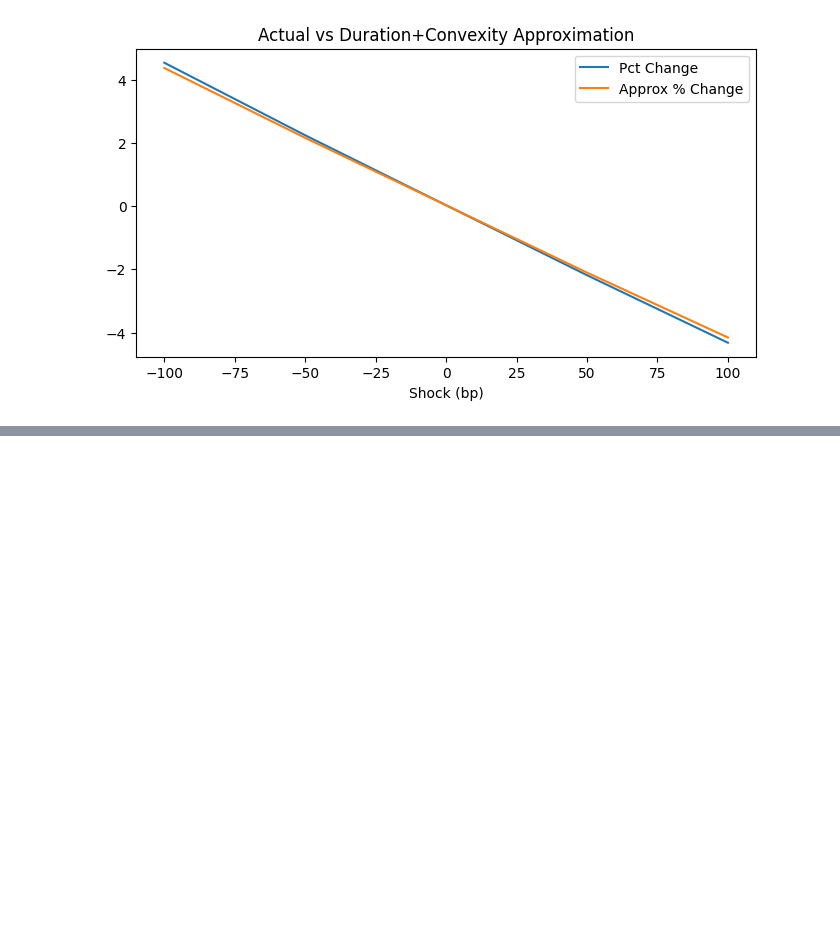
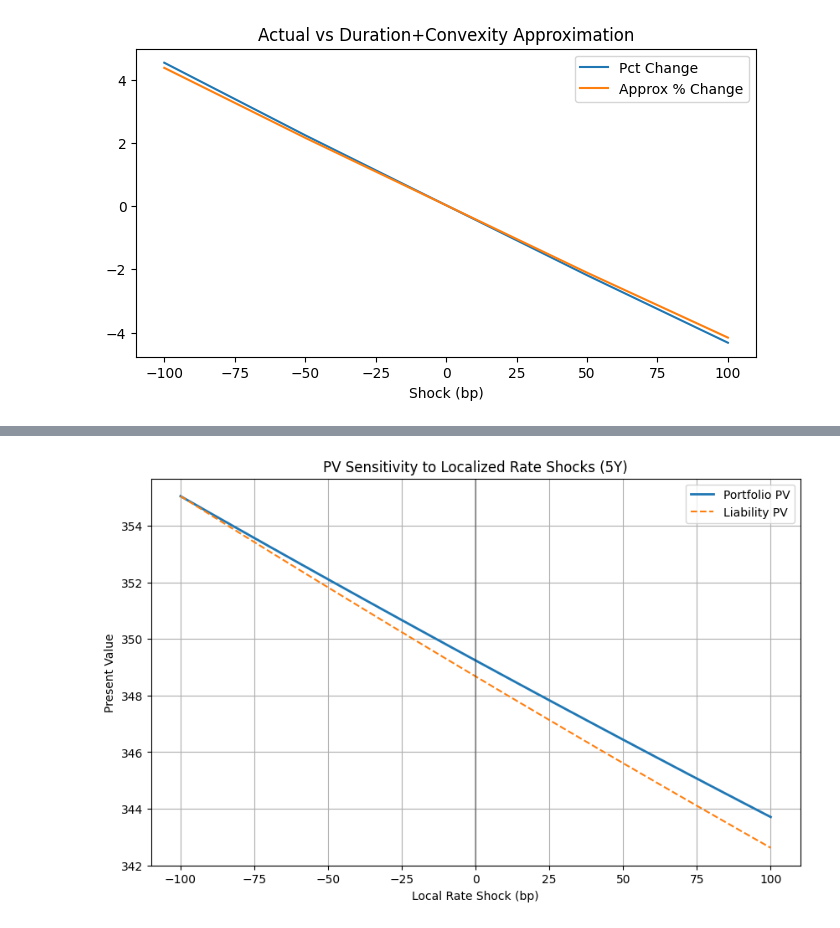
Before and after one commit to labi22/yield-curve-and-bond-valuation, a Jupyter notebook: yield_curve_explore.ipynb, the cells around one changed output, grey strips where cells are left out. Saved outputs shown, nothing was run; the diff lists cells and outputs as text; code cells hidden in the pictures; blank space fills up the shorter version.

```diff
--- a/yield_curve_explore.ipynb
+++ b/yield_curve_explore.ipynb
@@ -256,0 +368,8 @@ modified_duration
+# %%
+P = np.zeros((len(scenarios), len(hedge_bonds)))
+
+for i, (_, sc) in enumerate(scenarios):
+    for j, bond in enumerate(hedge_bonds):
+        P[i, j] = price_bond(bond, sc)
+
+P
@@ -256,0 +447,15 @@ modified_duration
+# %%
+def dc_approx(price, D, C, shock_bp):
+    dy = shock_bp / 10000
+    return price * (-D * dy + 0.5 * C * dy**2)
+
+for t in [2, 5, 10]:
+    sc = LocalShockCurve(yc, center=t, shock_bp=100)
+    P_shocked = portfolio.price(sc)
+
+    approx_change = dc_approx(P0, D, C, 100)
+    actual_change = P_shocked - P0
+
+    print(f"\nShock @ {t}Y +100bp")
+    print("Actual ΔP :", round(actual_change, 4))
+    print("Approx ΔP :", round(approx_change, 4))
@@ -256,0 +474,24 @@ modified_duration
+# %%
+shock_grid = np.arange(-100, 101, 10)
+
+pv_portfolio = []
+pv_liability = []
+
+for s in shock_grid:
+    sc = LocalShockCurve(yc, center=5, shock_bp=s)
+    pv_portfolio.append(portfolio.price(sc))
+    pv_liability.append(pv_liabilities(sc, liability_times, liability_cfs))
+
+plt.figure(figsize=(10,6))
+plt.plot(shock_grid, pv_portfolio, label="Portfolio PV", linewidth=2)
+plt.plot(shock_grid, pv_liability, label="Liability PV", linestyle="--")
+
+plt.axvline(0, color="black", alpha=0.3)
+plt.xlabel("Local Rate Shock (bp)")
+plt.ylabel("Present Value")
+plt.title("PV Sensitivity to Localized Rate Shocks (5Y)")
+plt.legend()
+plt.grid(True)
+plt.show()
+# %% [output]
+[figure, added]
```
Also changed, not shown: parts of 33 cells of this notebook.
